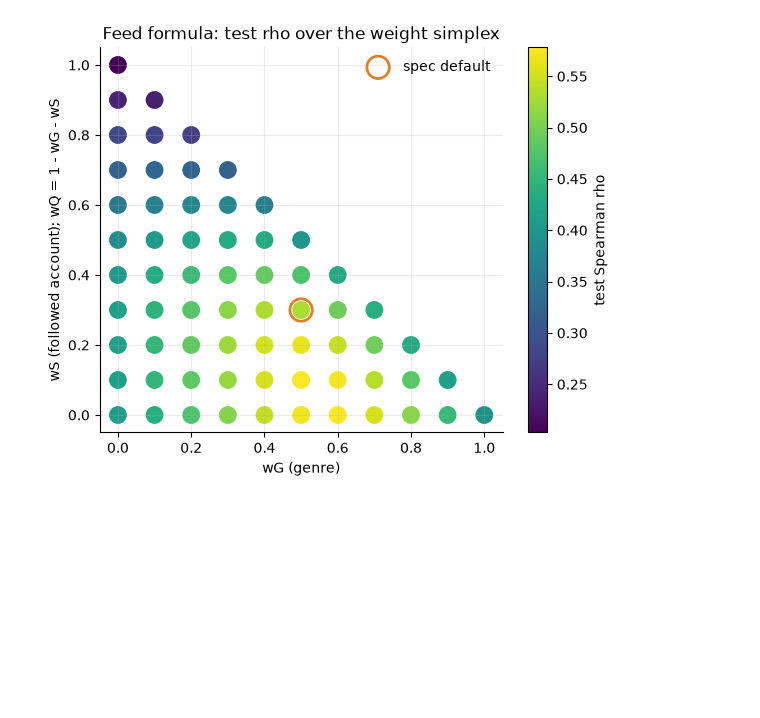
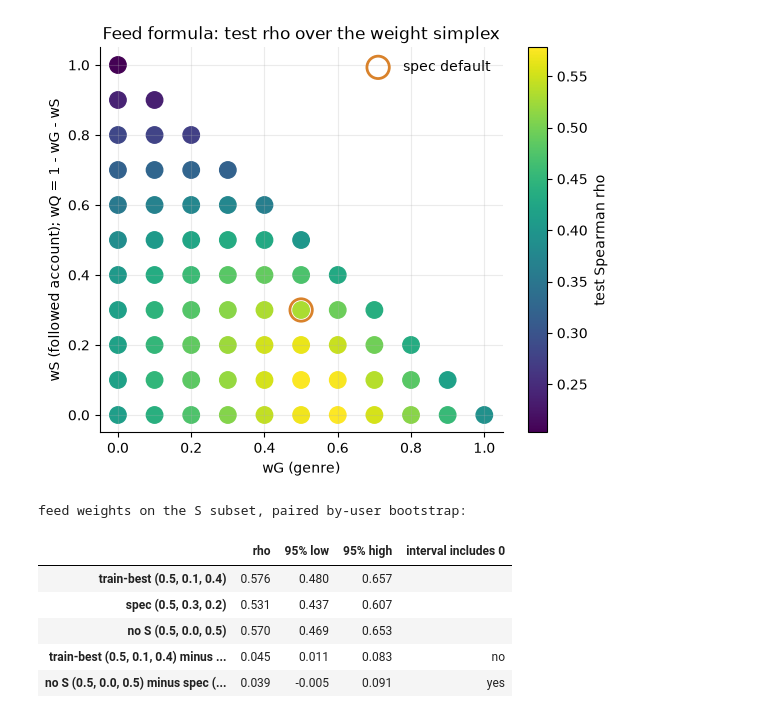
Before and after one commit to Yulinaor/cinecircle, a Jupyter notebook: analysis/02_taste_match_evaluation.ipynb, the cells around one changed output. Saved outputs shown, nothing was run; the diff lists cells and outputs as text; code cells hidden in the pictures; blank space fills up the shorter version.

```diff
--- a/analysis/02_taste_match_evaluation.ipynb
+++ b/analysis/02_taste_match_evaluation.ipynb
@@ -367,6 +435,25 @@ top 5 by train rho, with the spec default (0.5, 0.3, 0.2) for reference:
 best by test rho (not a legitimate choice, shown for the gap): wG=0.6, wS=0.0, wQ=0.4, rho 0.578
 test rho of the grid with wS = 0 (no followed-account signal): {'min': 0.391, 'max': 0.578}
 [figure]
+# %%
+best_feed = feed_grid[0][0]  # best by train rho
+feed_fns = {
+    f"train-best {best_feed}": lambda p: feed_score(p, *best_feed),
+    "spec (0.5, 0.3, 0.2)": lambda p: feed_score(p, 0.5, 0.3, 0.2),
+    "no S (0.5, 0.0, 0.5)": lambda p: feed_score(p, 0.5, 0.0, 0.5),
+}
+names = list(feed_fns)
+vs_feed = bootstrap(with_s, feed_fns, pairs=[(names[0], names[1]), (names[2], names[1])])
+print("feed weights on the S subset, paired by-user bootstrap:")
+display(vs_feed)
+# %% [output]
+feed weights on the S subset, paired by-user bootstrap:
+|  | rho | 95% low | 95% high | interval includes 0 |
+| train-best (0.5, 0.1, 0.4) | 0.576 | 0.480 | 0.657 |  |
+| spec (0.5, 0.3, 0.2) | 0.531 | 0.437 | 0.607 |  |
+| no S (0.5, 0.0, 0.5) | 0.570 | 0.469 | 0.653 |  |
+| train-best (0.5, 0.1, 0.4) minus ... | 0.045 | 0.011 | 0.083 | no |
+| no S (0.5, 0.0, 0.5) minus spec (... | 0.039 | -0.005 | 0.091 | yes |
 # %% [markdown]
 ## 6. Findings, and what the fake data can and cannot tell us
 
```
Also changed, not shown: parts of 6 cells of this notebook, 3 other files.
